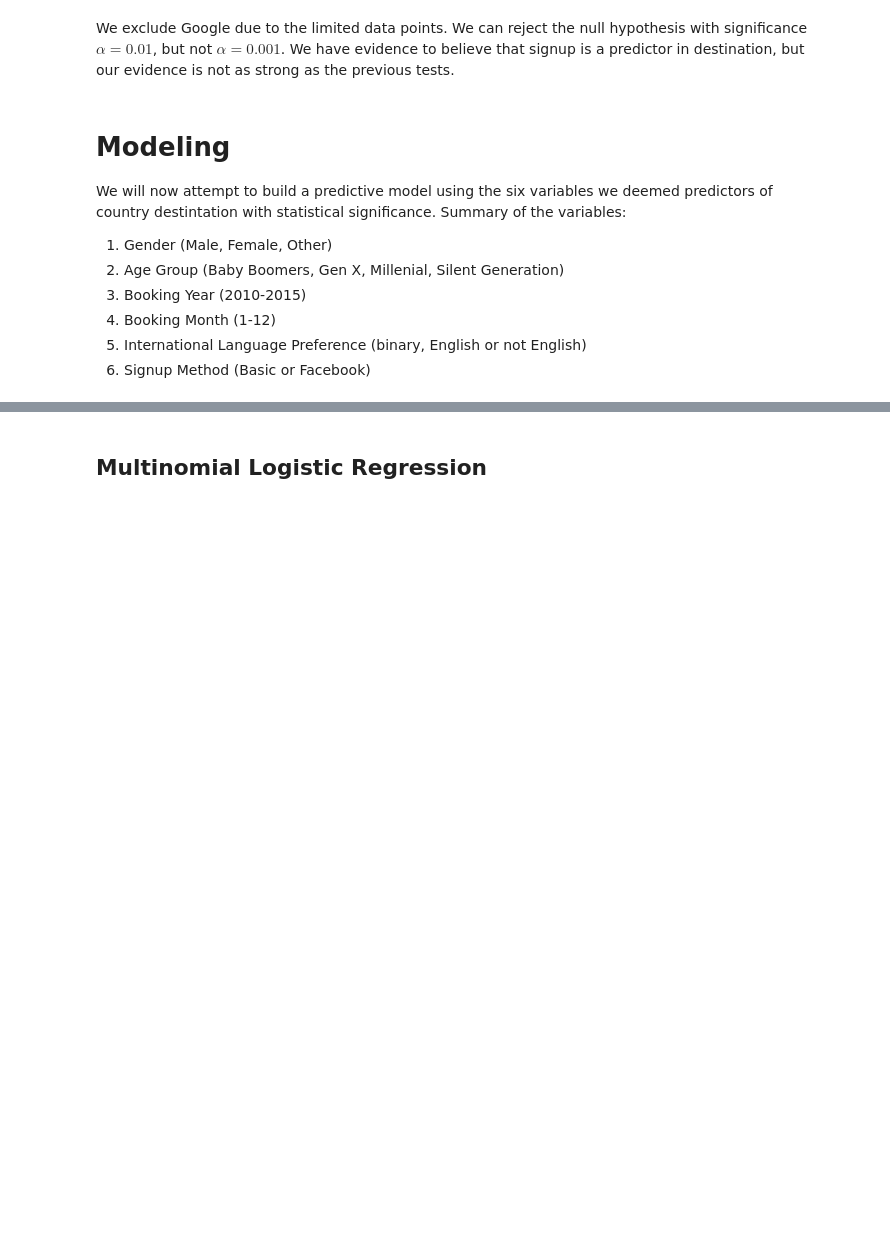
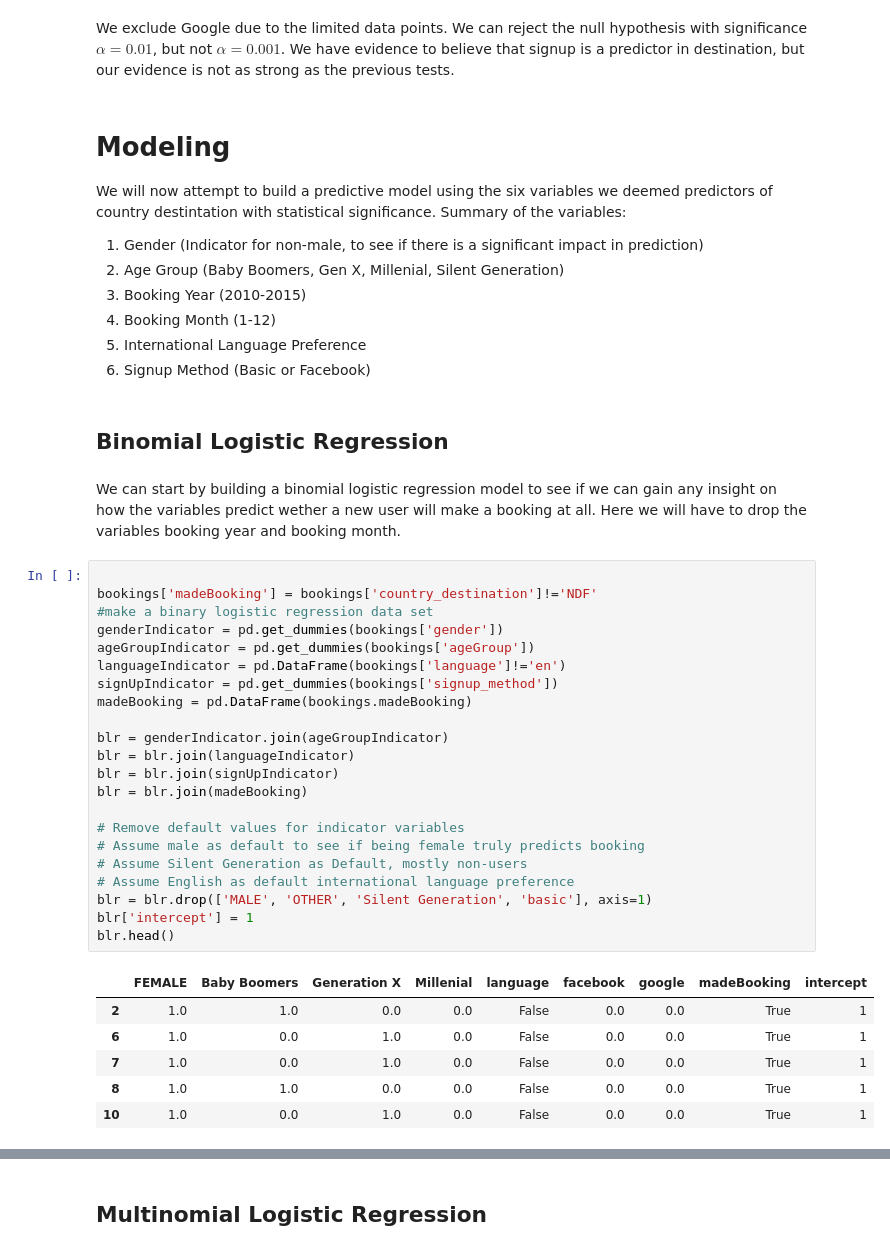
Before and after one commit to amungale/Hotel-Booking, a Jupyter notebook: AirBnB Analysis.ipynb, the cells around one changed output, grey strips where cells are left out. Cells and saved outputs as stored; diff of their text form; blank space fills up the shorter version.

Commit message:
Add binary logistic regression

```diff
--- a/AirBnB Analysis.ipynb
+++ b/AirBnB Analysis.ipynb
@@ -874,9 +876,43 @@ We exclude Google due to the limited data points. We can reject the null hypothe
 We will now attempt to build a predictive model using the six variables we deemed predictors of country destintation with statistical significance. Summary of the variables:
 
 
-1. Gender (Male, Female, Other)
+1. Gender (Indicator for non-male, to see if there is a significant impact in prediction)
 2. Age Group (Baby Boomers, Gen X, Millenial, Silent Generation)
 3. Booking Year (2010-2015)
 4. Booking Month (1-12)
-5. International Language Preference (binary, English or not English)
+5. International Language Preference
 6. Signup Method (Basic or Facebook)
+# %% [markdown]
+## Binomial Logistic Regression
+# %% [markdown]
+We can start by building a binomial logistic regression model to see if we can gain any insight on how the variables predict wether a new user will make a booking at all. Here we will have to drop the variables booking year and booking
+month.
+# %%
+
+bookings['madeBooking'] = bookings['country_destination']!='NDF'
+#make a binary logistic regression data set
+genderIndicator = pd.get_dummies(bookings['gender'])
+ageGroupIndicator = pd.get_dummies(bookings['ageGroup'])
+languageIndicator = pd.DataFrame(bookings['language']!='en')
+signUpIndicator = pd.get_dummies(bookings['signup_method'])
+madeBooking = pd.DataFrame(bookings.madeBooking)
+
+blr = genderIndicator.join(ageGroupIndicator)
+blr = blr.join(languageIndicator)
+blr = blr.join(signUpIndicator)
+blr = blr.join(madeBooking)
+
+# Remove default values for indicator variables
+# Assume male as default to see if being female truly predicts booking
+# Assume Silent Generation as Default, mostly non-users
+# Assume English as default international language preference
+blr = blr.drop(['MALE', 'OTHER', 'Silent Generation', 'basic'], axis=1)
+blr['intercept'] = 1
+blr.head()
+# %% [output]
+|  | FEMALE | Baby Boomers | Generation X | Millenial | language | facebook | google | madeBooking | intercept |
+| 2 | 1.0 | 1.0 | 0.0 | 0.0 | False | 0.0 | 0.0 | True | 1 |
+| 6 | 1.0 | 0.0 | 1.0 | 0.0 | False | 0.0 | 0.0 | True | 1 |
+| 7 | 1.0 | 0.0 | 1.0 | 0.0 | False | 0.0 | 0.0 | True | 1 |
+| 8 | 1.0 | 1.0 | 0.0 | 0.0 | False | 0.0 | 0.0 | True | 1 |
+| 10 | 1.0 | 0.0 | 1.0 | 0.0 | False | 0.0 | 0.0 | True | 1 |
```
Also changed, not shown: parts of 51 cells of this notebook.
